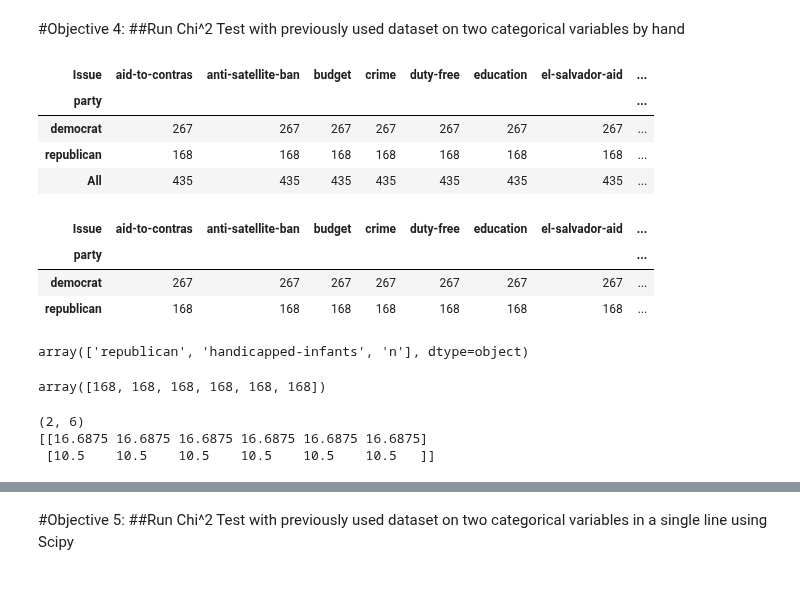
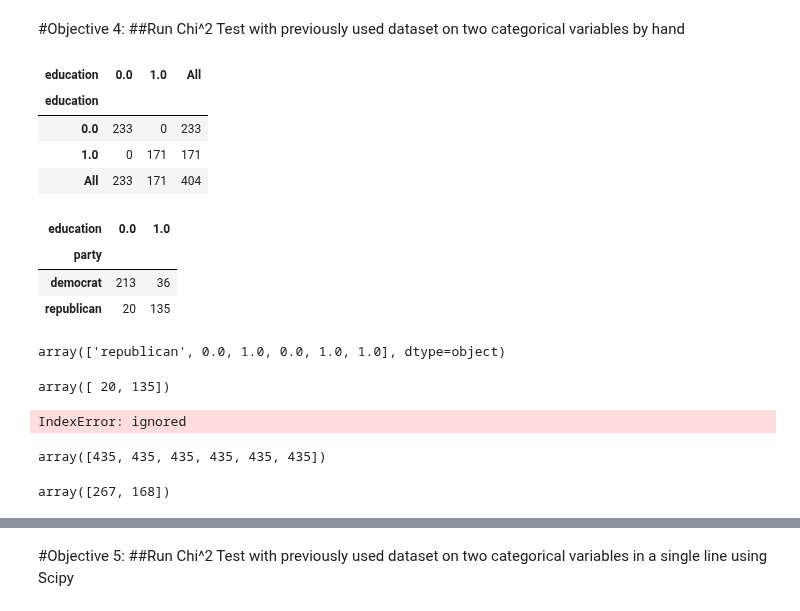
Before and after one commit to bloominstituteoftechnology/DS-Unit-1-Sprint-2-Statistics, a Jupyter notebook: module2/LS_DS_122_Sampling_Confidence_Intervals_and_Hypothesis_Testing_Assignment.ipynb, the cells around one changed output, grey strips where cells are left out. Saved outputs shown, nothing was run; the diff lists cells and outputs as text; code cells hidden in the pictures.

```diff
--- a/module2/LS_DS_122_Sampling_Confidence_Intervals_and_Hypothesis_Testing_Assignment.ipynb
+++ b/module2/LS_DS_122_Sampling_Confidence_Intervals_and_Hypothesis_Testing_Assignment.ipynb
@@ -241,37 +219,37 @@ Power_divergenceResult(statistic=23.31034482758621, pvalue=0.015975692534127565)
 # %%
 #TLHOURS DO I NEED TO PICK A DIFFERENT DATASET?
 #creating a crosstab with the formatted_df I tidied yesterday
-crosstab = pd.crosstab(formatted_df['party'], formatted_df['Issue'], margins=True)
+crosstab = pd.crosstab(df['education'], df['education'], margins=True)
 
 crosstab
 # %% [output]
-| Issue | aid-to-contras | anti-satellite-ban | budget | crime | duty-free | education | el-salvador-aid | ... |
-| party |  |  |  |  |  |  |  | ... |
-| democrat | 267 | 267 | 267 | 267 | 267 | 267 | 267 | ... |
-| republican | 168 | 168 | 168 | 168 | 168 | 168 | 168 | ... |
-| All | 435 | 435 | 435 | 435 | 435 | 435 | 435 | ... |
+| education | 0.0 | 1.0 | All |
+| education |  |  |  |
+| 0.0 | 233 | 0 | 233 |
+| 1.0 | 0 | 171 | 171 |
+| All | 233 | 171 | 404 |
 # %%
 # (contingency table)
-observed = pd.crosstab(formatted_df['party'], formatted_df['Issue'])
+observed = pd.crosstab(df['party'], df['education'])
 
 observed
 # %% [output]
-| Issue | aid-to-contras | anti-satellite-ban | budget | crime | duty-free | education | el-salvador-aid | ... |
-| party |  |  |  |  |  |  |  | ... |
-| democrat | 267 | 267 | 267 | 267 | 267 | 267 | 267 | ... |
-| republican | 168 | 168 | 168 | 168 | 168 | 168 | 168 | ... |
+| education | 0.0 | 1.0 |
+| party |  |  |
+| democrat | 213 | 36 |
+| republican | 20 | 135 |
 # %%
 # Grabbing the crosstab cells that correspond to the republican vote count
-republicancount = formatted_df.iloc[0][0:6].values
+republicancount = df.iloc[0][0:6].values
 republicancount
 # %% [output]
-array(['republican', 'handicapped-infants', 'n'], dtype=object)
+array(['republican', 0.0, 1.0, 0.0, 1.0, 1.0], dtype=object)
 # %%
 # Grabbing the crosstab cells that correspond to the democrat vote count
 democratcount = crosstab.iloc[1][0:6].values
 democratcount
 # %% [output]
-array([168, 168, 168, 168, 168, 168])
+array([ 20, 135])
 # %%
 #Creating variables to hold calculations of row and column totals to use in the expected value calculations
 
@@ -302,6 +280,12 @@ print(expected.shape)
 # we have made a mistake.
 print(expected)
 # %% [output]
-(2, 6)
-[[16.6875 16.6875 16.6875 16.6875 16.6875 16.6875]
- [10.5    10.5    10.5    10.5    10.5    10.5   ]]
+IndexError: ignored
+# %%
+col_sums
+# %% [output]
+array([435, 435, 435, 435, 435, 435])
+# %%
+row_sums
+# %% [output]
+array([267, 168])
```
Also changed, not shown: parts of 27 cells of this notebook.
